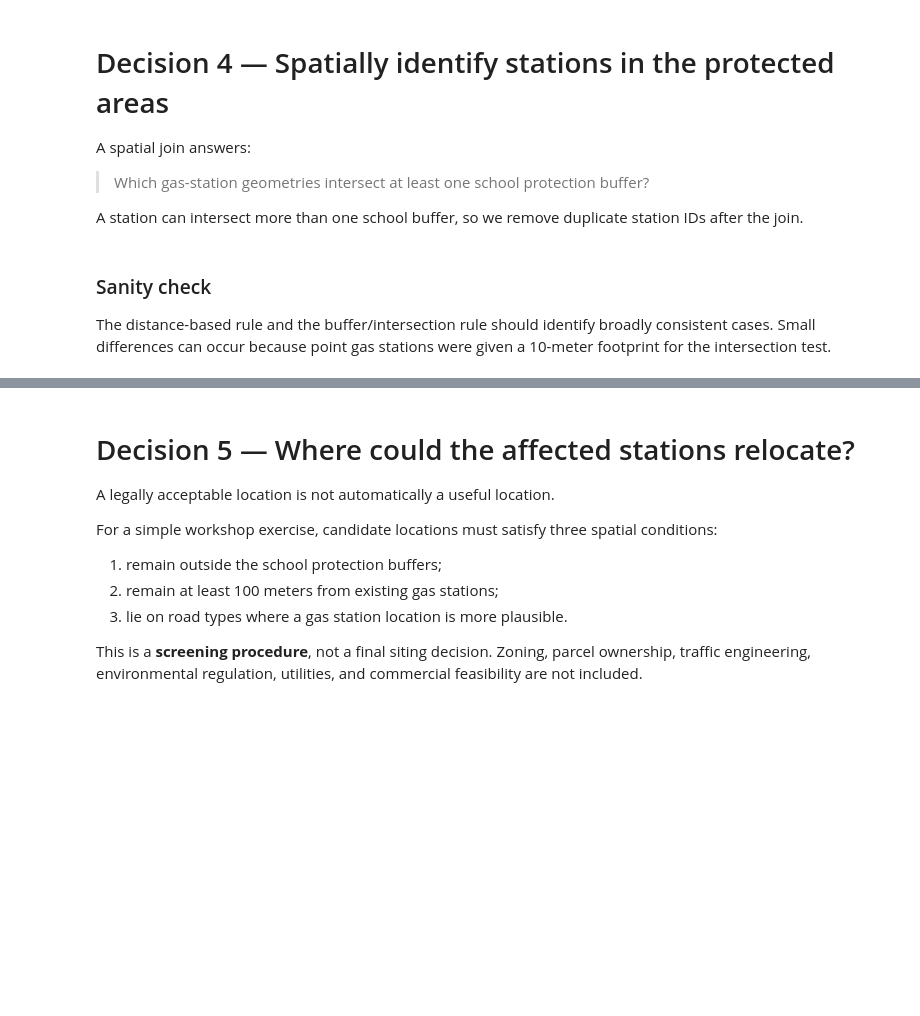
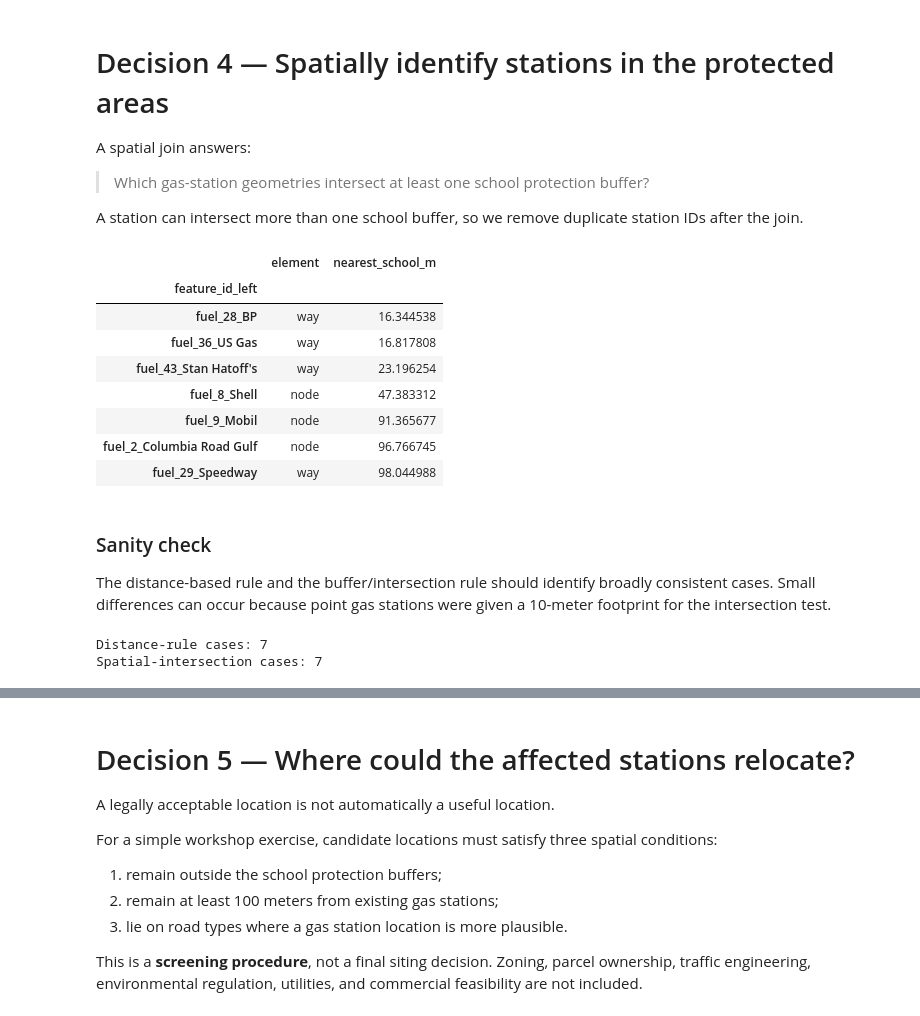
Before and after one commit to eScience-SummerSchool/spatial_intel, a Jupyter notebook: Spatial_Q1_Gas_Stations_and_Schools.ipynb, the cells around one changed output, grey strips where cells are left out. Drawn from its saved outputs; the diff is of its cells as text; code cells hidden in the pictures; blank space fills up the shorter version.

```diff
--- a/Spatial_Q1_Gas_Stations_and_Schools.ipynb
+++ b/Spatial_Q1_Gas_Stations_and_Schools.ipynb
@@ -232,23 +285,38 @@ A station can intersect more than one school buffer, so we remove duplicate stat
 # %%
 gas_relocate = (
     fuel_footprints
     .sjoin(
         school_buffers[["geometry"]],
         how="inner",
         predicate="intersects"
     )
-    .reset_index()
-    .drop_duplicates(
-        subset="feature_id"
-    )
-    .set_index("feature_id")
+)
+
+# One row per gas station
+gas_relocate = (
+    gas_relocate[
+        ~gas_relocate.index.duplicated(
+            keep="first"
+        )
+    ]
+    .copy()
 )
 
 gas_relocate[
     ["element", "nearest_school_m"]
 ].sort_values(
     "nearest_school_m"
 )
+# %% [output]
+|  | element | nearest_school_m |
+| feature_id_left |  |  |
+| fuel_28_BP | way | 16.344538 |
+| fuel_36_US Gas | way | 16.817808 |
+| fuel_43_Stan Hatoff's | way | 23.196254 |
+| fuel_8_Shell | node | 47.383312 |
+| fuel_9_Mobil | node | 91.365677 |
+| fuel_2_Columbia Road Gulf | node | 96.766745 |
+| fuel_29_Speedway | way | 98.044988 |
 # %% [markdown]
 ### Sanity check
 
@@ -263,6 +331,9 @@ print(
     "Spatial-intersection cases:",
     len(gas_relocate)
 )
+# %% [output]
+Distance-rule cases: 7
+Spatial-intersection cases: 7
 # %%
 fig, ax = plt.subplots(figsize=(10, 10))
 
```
Also changed, not shown: parts of 14 cells of this notebook, 7 other files.
